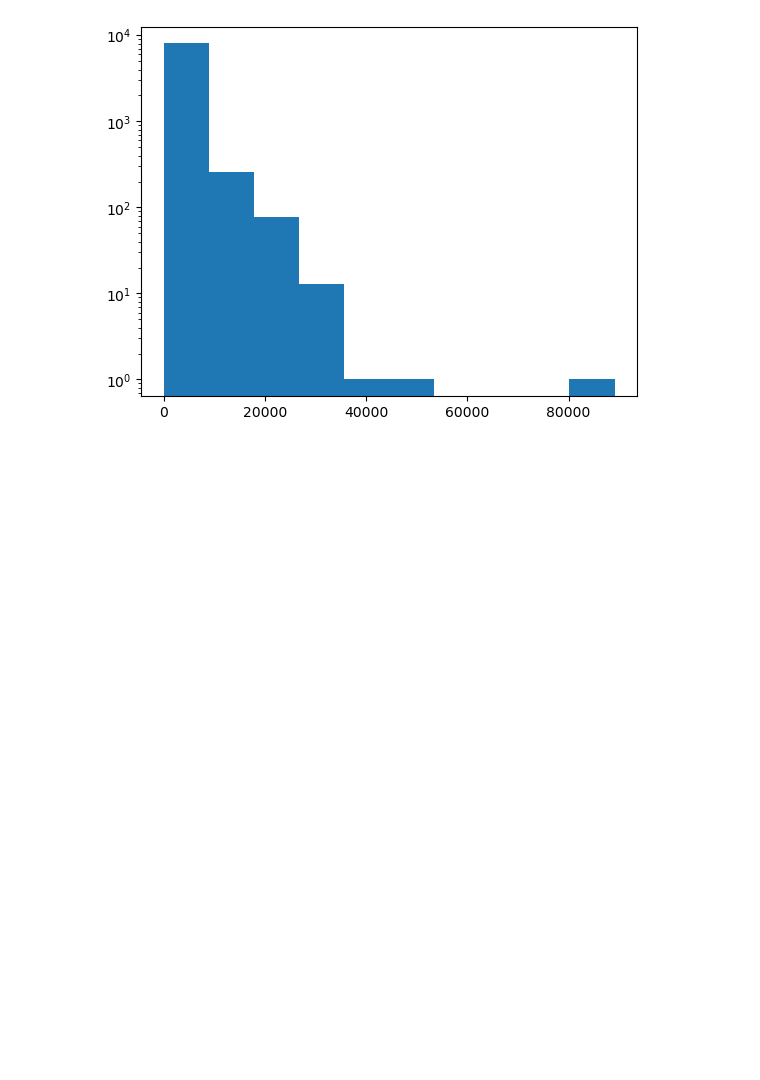
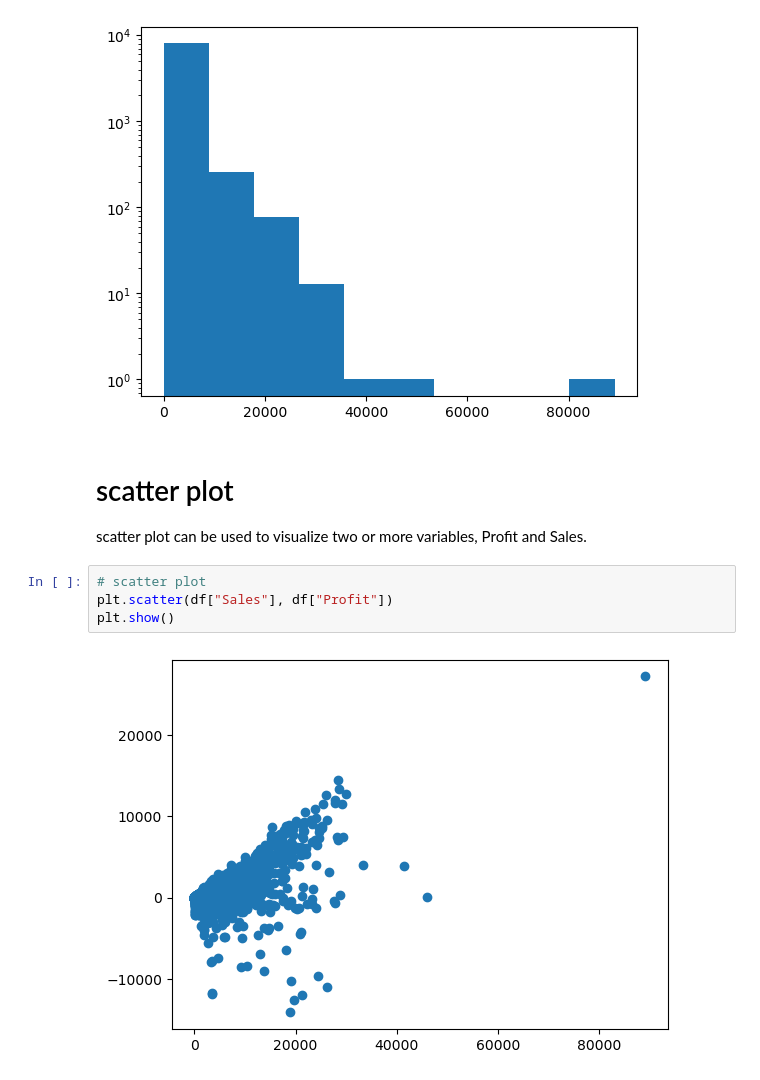
Before and after one commit to HayBeeCoder/ai, a Jupyter notebook: dl-with-real-life-projects-coursera/Untitled.ipynb, the cells around one changed output. Cells and saved outputs as stored; diff of their text form; blank space fills up the shorter version.

Commit message:
implement scatter plot

```diff
--- a/dl-with-real-life-projects-coursera/Untitled.ipynb
+++ b/dl-with-real-life-projects-coursera/Untitled.ipynb
@@ -161,3 +161,12 @@ plt.yscale("log")
 plt.show()
 # %% [output]
 [figure]
+# %% [markdown]
+# scatter plot
+scatter plot can be used to visualize two or more variables, Profit and Sales.
+# %%
+# scatter plot
+plt.scatter(df["Sales"], df["Profit"])
+plt.show()
+# %% [output]
+[figure, added]
```
